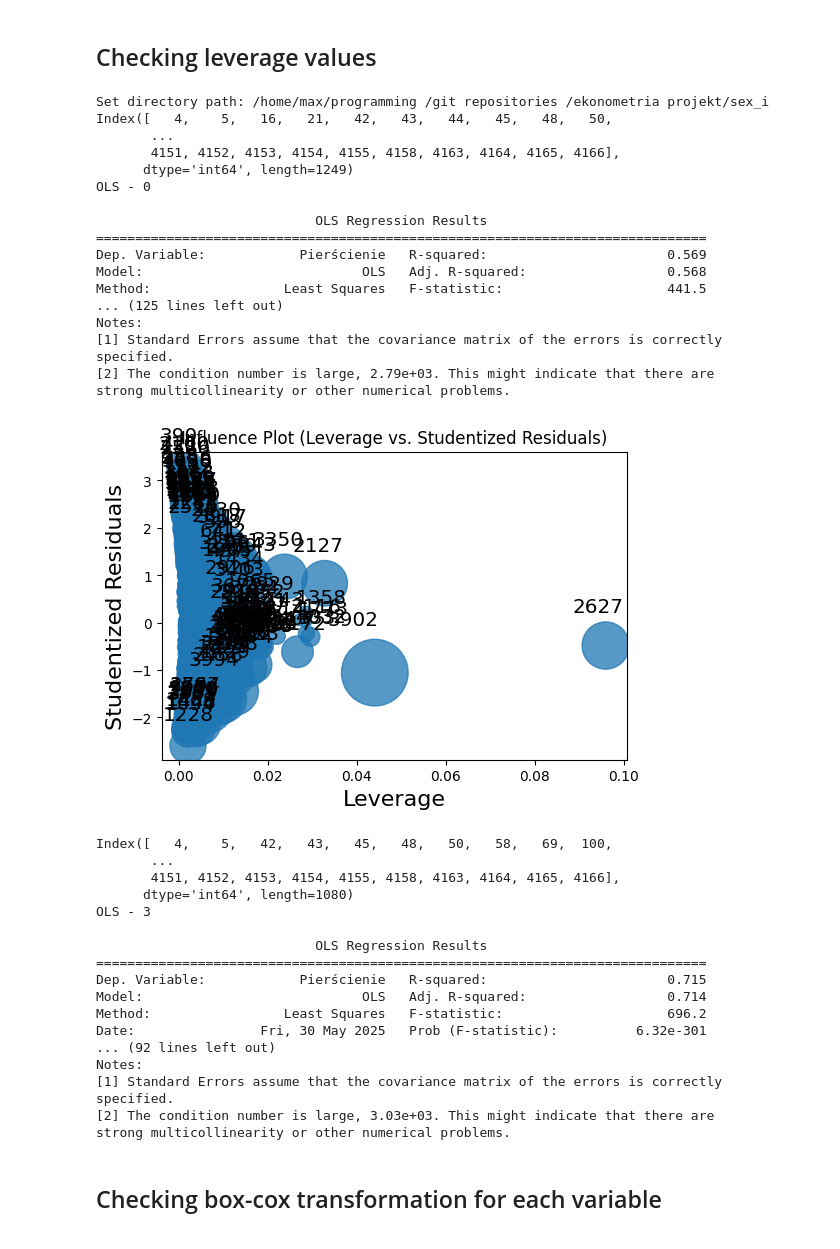
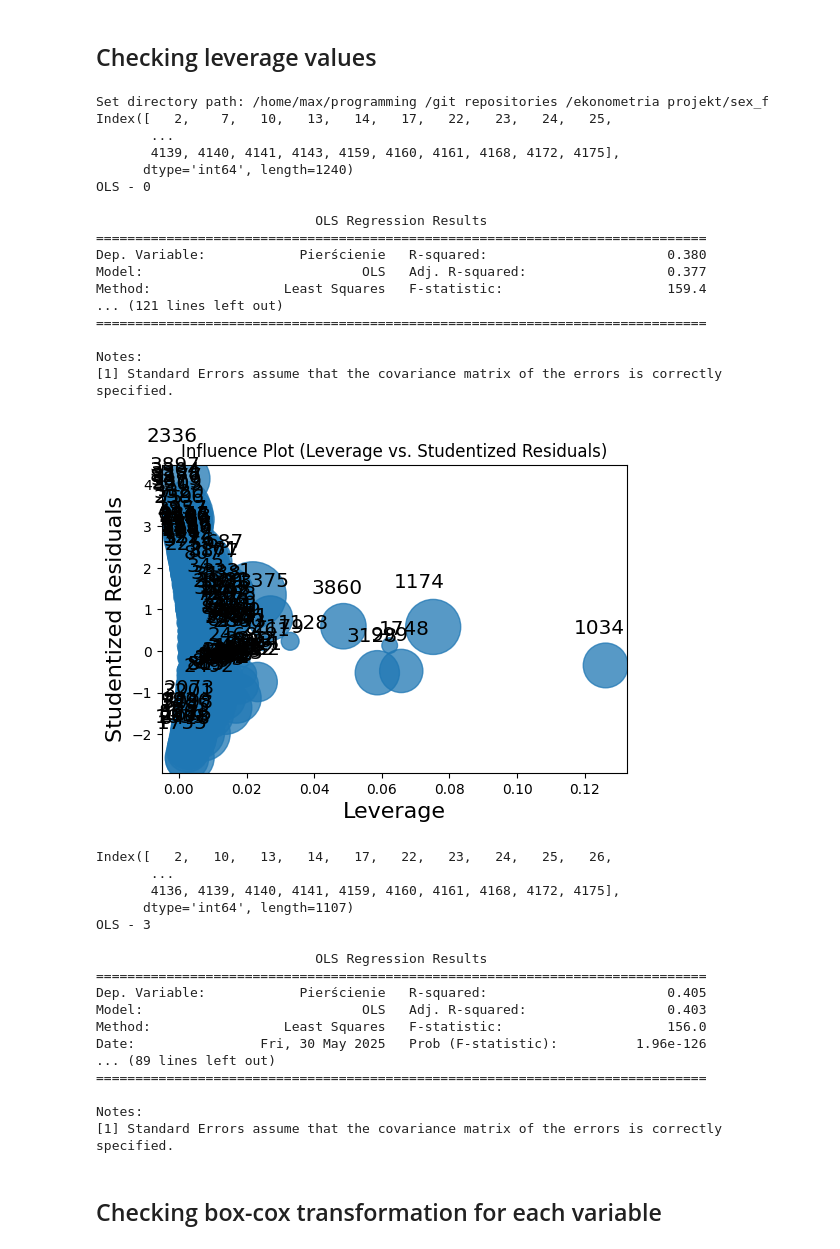
Before and after one commit to maxi7524/econometry_project_abalone, a Jupyter notebook: projekt_python.ipynb, the cells around one changed output. Drawn from its saved outputs; the diff is of its cells as text; code cells hidden in the pictures.

```diff
--- a/projekt_python.ipynb
+++ b/projekt_python.ipynb
@@ -565,7 +565,7 @@ vifs_after_F_test = pd.concat(vifs_after_F_test, axis=0)
 
 # ------- update of X_final ------- #
 # TODO ~ repair code, we take into consideration wrong features and that is why we have so big scores, we should have fewer features, make this code more reusable
-X_final = X_final.drop(columns=reduce_features_vif_test)
+X_final = X_final.drop(columns=reduce_features_vif_test + reduce_features_F_test)
 
 # ------- calculatting scores for models ------- #
 lm_new, lm_final = LinearRegression(), LinearRegression()
@@ -603,12 +603,13 @@ X_final
 # TODO check if everything with model is ok because we get different results than in upper chunk
 
 # setting sex
-SEX = 'I'
+SEX = 'F'
 set_sex_folder(SEX)
-# loading data (vifs)
-df = load_file('vifs_after_F_test')
+# loading data (vifs) ~ we need to have one file with all columns at the result ....
+
+
 # selecting columns which met reduction conditions
-X_loc = sm.add_constant(X_new[df.columns[df.iloc[-1].notnull()]])
+X_loc = sm.add_constant(X_final)
 y_loc = y_local
 
 leverage_final_results = {} #it will have filt, ols)
@@ -641,60 +642,60 @@ for i in range(6):
     # # Plot the influence plot (multivariate)
     # fig, ax = plt.subplots(figsize=(8, 6))
     # sm.graphics.influence_plot(ols, ax=ax, criterion="cooks")
     # ax.set_title("Influence Plot (Leverage vs. Studentized Residuals)")
     # plt.show()
 
     # adding filt
     leverage_final_results[name] = idx # sa
 
     # printing last result
     if i == 2:
         # creating model
         # TODO FILTER
         ols = sm.OLS(y_loc.loc[idx], X_loc.loc[idx]).fit()
         # printing summary
         print(f'{name}\n')
         print(ols.summary())
         # Plot the influence plot (multivariate)
         fig, ax = plt.subplots(figsize=(6, 4))
         sm.graphics.influence_plot(ols, ax=ax, criterion="cooks")
         ax.set_title("Influence Plot (Leverage vs. Studentized Residuals)")
         plt.show()
 # %% [output]
-Set directory path: /home/max/programming /git repositories /ekonometria projekt/sex_i
-Index([   4,    5,   16,   21,   42,   43,   44,   45,   48,   50,
+Set directory path: /home/max/programming /git repositories /ekonometria projekt/sex_f
+Index([   2,    7,   10,   13,   14,   17,   22,   23,   24,   25,
        ...
-       4151, 4152, 4153, 4154, 4155, 4158, 4163, 4164, 4165, 4166],
-      dtype='int64', length=1249)
+       4139, 4140, 4141, 4143, 4159, 4160, 4161, 4168, 4172, 4175],
+      dtype='int64', length=1240)
 OLS - 0
 
                             OLS Regression Results
 ==============================================================================
-Dep. Variable:            Pierścienie   R-squared:                       0.569
-Model:                            OLS   Adj. R-squared:                  0.568
-Method:                 Least Squares   F-statistic:                     441.5
-... (125 lines left out)
+Dep. Variable:            Pierścienie   R-squared:                       0.380
+Model:                            OLS   Adj. R-squared:                  0.377
+Method:                 Least Squares   F-statistic:                     159.4
+... (121 lines left out)
+==============================================================================
+
 Notes:
 [1] Standard Errors assume that the covariance matrix of the errors is correctly specified.
-[2] The condition number is large, 2.79e+03. This might indicate that there are
-strong multicollinearity or other numerical problems.
-[figure, old version]
+[figure, new version]
-Index([   4,    5,   42,   43,   45,   48,   50,   58,   69,  100,
+Index([   2,   10,   13,   14,   17,   22,   23,   24,   25,   26,
        ...
-       4151, 4152, 4153, 4154, 4155, 4158, 4163, 4164, 4165, 4166],
-      dtype='int64', length=1080)
+       4136, 4139, 4140, 4141, 4159, 4160, 4161, 4168, 4172, 4175],
+      dtype='int64', length=1107)
 OLS - 3
 
                             OLS Regression Results
 ==============================================================================
-Dep. Variable:            Pierścienie   R-squared:                       0.715
-Model:                            OLS   Adj. R-squared:                  0.714
-Method:                 Least Squares   F-statistic:                     696.2
-Date:                Fri, 30 May 2025   Prob (F-statistic):          6.32e-301
-... (92 lines left out)
+Dep. Variable:            Pierścienie   R-squared:                       0.405
+Model:                            OLS   Adj. R-squared:                  0.403
+Method:                 Least Squares   F-statistic:                     156.0
+Date:                Fri, 30 May 2025   Prob (F-statistic):          1.96e-126
+... (89 lines left out)
+==============================================================================
+
 Notes:
 [1] Standard Errors assume that the covariance matrix of the errors is correctly specified.
-[2] The condition number is large, 3.03e+03. This might indicate that there are
-strong multicollinearity or other numerical problems.
 # %% [markdown]
 ## Checking box-cox transformation for each variable
```
Also changed, not shown: parts of 6 cells of this notebook, 1 other file.
